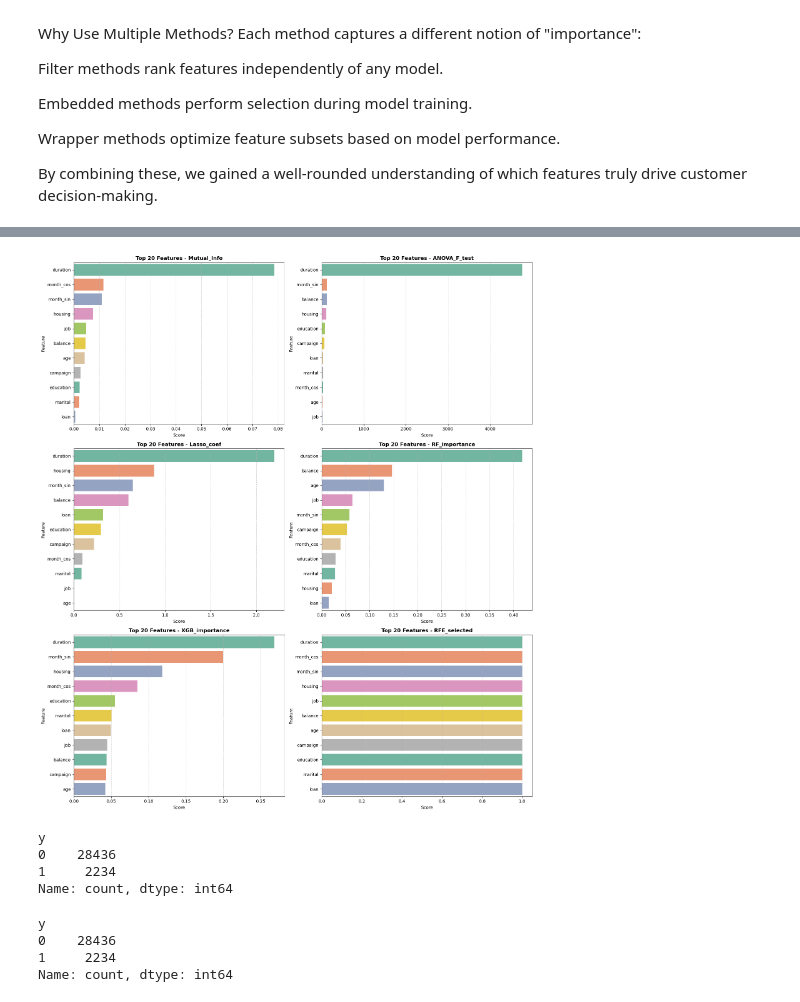
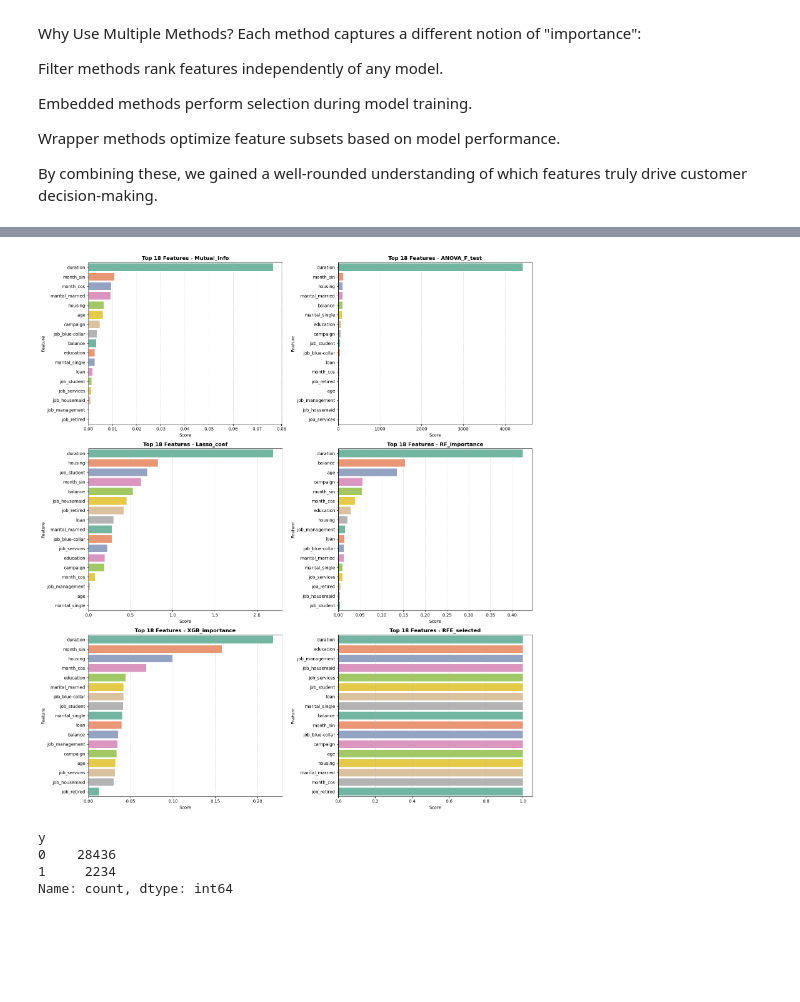
Before and after one commit to Sooihk/Apziva-Project-Term-Deposit-Marketing, a Jupyter notebook: notebooks/term_deposit_marketing.ipynb, the cells around one changed output, grey strips where cells are left out. Saved outputs shown, nothing was run; the diff lists cells and outputs as text; code cells hidden in the pictures; blank space fills up the shorter version.

```diff
--- a/notebooks/term_deposit_marketing.ipynb
+++ b/notebooks/term_deposit_marketing.ipynb
@@ -491,5 +508,5 @@ def handle_unknown_values(df, lower_thresh=5.0, upper_thresh=30.0):
     return df
 
 
-term_deposit_changed = handle_unknown_values(term_deposit_changed)
+term_deposit_unknown_removed = handle_unknown_values(term_deposit_changed)
 # %%
@@ -617,0 +622,25 @@ memory usage: 4.0 MB
+# %%
+def drop_low_correlation_features(df, target_column='y', threshold=0.01):
+    """
+    Drops features from df that have low linear correlation with the target variable.
+
+    Parameters:
+    - df (pd.DataFrame): Dataset including the target column
+    - target_column (str): Name of the target variable
+    - threshold (float): Minimum absolute correlation value to keep a feature
+
+    Returns:
+    - df_filtered (pd.DataFrame): Dataset with low-correlation features removed
+    """
+    corr_matrix = df.corr()
+    target_corr = corr_matrix[target_column].drop(target_column)
+
+    low_corr_features = target_corr[(-threshold < target_corr) & (target_corr < threshold)].index.tolist()
+    df_filtered = df.drop(columns=low_corr_features)
+
+    print(f"Dropped {len(low_corr_features)} features with |correlation| < {threshold}:")
+    print(low_corr_features)
+
+    return df_filtered
+
+term_deposit_changed_v2 = drop_low_correlation_features(term_deposit_preprocessed)
@@ -852,7 +747,7 @@ X = term_deposit_changed_v3.drop(columns='y')
 y = term_deposit_changed_v3['y']
 
 X_train, X_test, y_train, y_test = train_test_split(
-    X, y, test_size=0.15, stratify=y, random_state=42
+    X, y, test_size=0.30, stratify=y, random_state=42
 )
 # %% [markdown]
 ### Feature Selection: Combining Statistical, Model-based, and Wrapper Methods
@@ -1106,31 +1007,31 @@ Feature Selection Summary
 # %%
-def plot_top_features(results, top_k=20):
+def plot_top_features(results, top_k=18):
     """Plot top_k features from each selection method."""
     importance_cols = ['Mutual_Info', 'ANOVA_F_test', 'Lasso_coef', 'RF_importance', 'XGB_importance', 'RFE_selected']
     melted = results[importance_cols].reset_index().melt(id_vars='index', var_name='Method', value_name='Score')
 
     fig, axs = plt.subplots(nrows=3, ncols=2, figsize=(16, 18))
     axs = axs.flatten()
 
     for i, method in enumerate(importance_cols):
         subset = melted[melted['Method'] == method].nlargest(top_k, 'Score')
         sns.barplot(data=subset, y='index', x='Score', ax=axs[i], hue='index', palette='Set2', legend=False)
         axs[i].set_title(f"Top {top_k} Features - {method}", fontsize=12, fontweight='bold')
         axs[i].set_xlabel("Score")
         axs[i].set_ylabel("Feature")
         axs[i].grid(axis='x', linestyle='--', alpha=0.5)
 
     # Hide unused subplot if any
     if len(importance_cols) < len(axs):
         for j in range(len(importance_cols), len(axs)):
             fig.delaxes(axs[j])
 
     plt.tight_layout()
     plt.show()
 
-plot_top_features(feature_selection_results, top_k=20)
+plot_top_features(feature_selection_results, top_k=18)
 # %% [output]
-[figure, old version]
+[figure, new version]
 # %%
 y_train.value_counts()
 # %% [output]
@@ -1138,10 +1039,3 @@ y
 0    28436
 1     2234
 Name: count, dtype: int64
-# %%
-y_train.value_counts()
-# %% [output]
-y
-0    28436
-1     2234
-Name: count, dtype: int64
```
Also changed, not shown: parts of 37 cells of this notebook, 2 other files.
